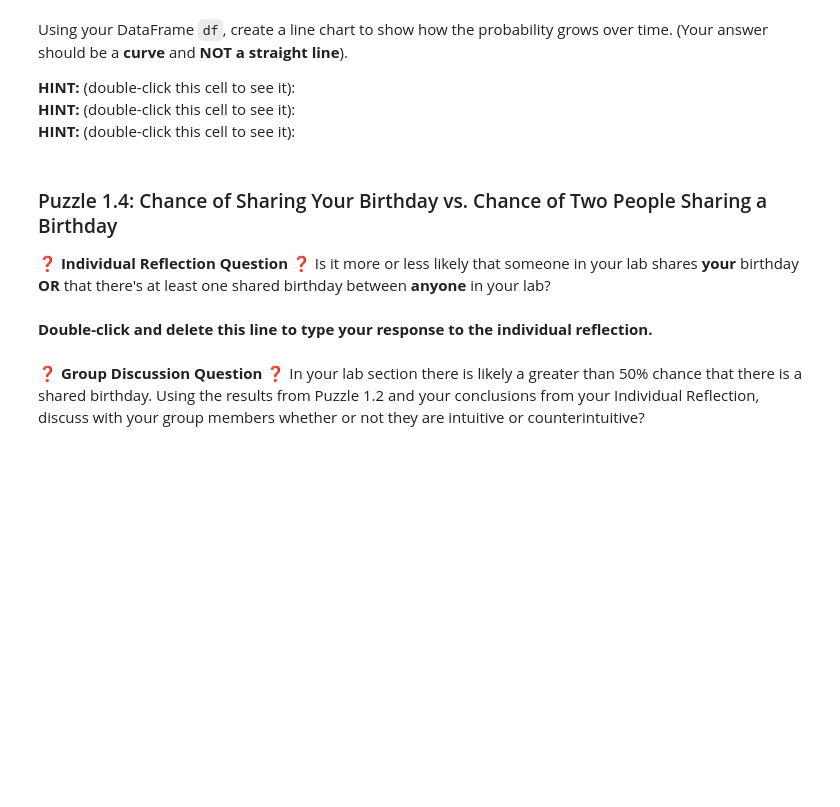
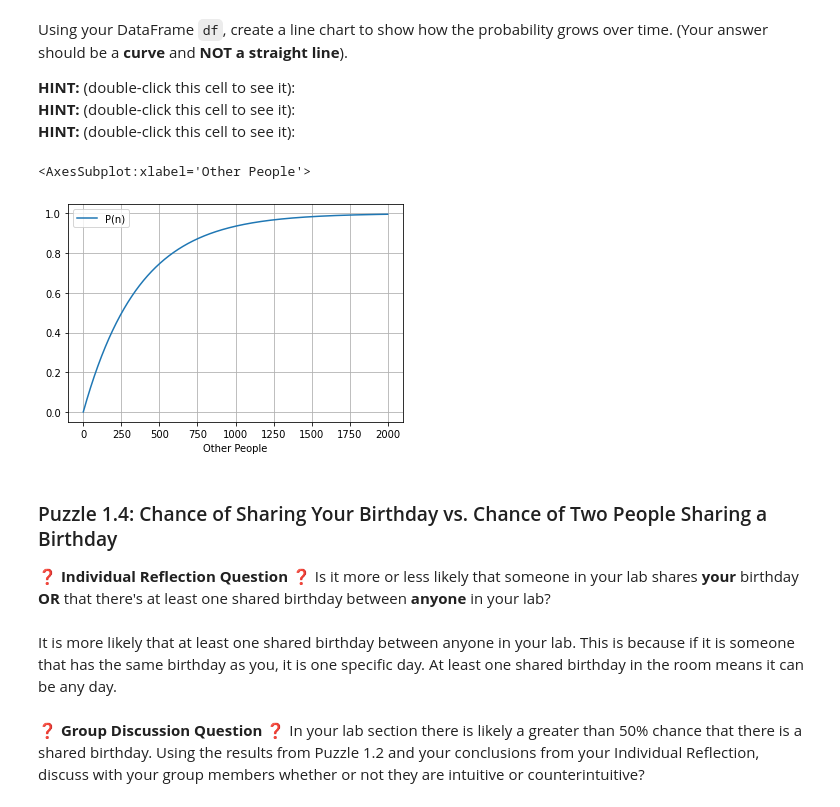
Before and after one commit to rgu6/Rachael-Gu, a Jupyter notebook: lab_birthday/lab_birthday.ipynb, the cells around one changed output. Cells and saved outputs as stored; diff of their text form; code cells hidden in the pictures; blank space fills up the shorter version.

```diff
--- a/lab_birthday/lab_birthday.ipynb
+++ b/lab_birthday/lab_birthday.ipynb
@@ -169,3 +187,5 @@ Use `birthday.myBirthday_DataFrame(n)` to create a DataFrame of birthdays for up
+# %%
+df_b = birthday.myBirthday_DataFrame(2000)
 # %% [markdown]
 Using your DataFrame `df`, create a line chart to show how the probability grows over time.  (Your answer should be a **curve** and **NOT a straight line**).
 
@@ -177,9 +195,14 @@ Using your DataFrame `df`, create a line chart to show how the probability grows
+# %%
+df_b.plot.line(x="Other People", y="P(n)", grid=True)
+# %% [output]
+<AxesSubplot:xlabel='Other People'>
+[figure, added]
 # %% [markdown]
 ### Puzzle 1.4: Chance of Sharing Your Birthday vs. Chance of Two People Sharing a Birthday
 
 ❓ **Individual Reflection Question** ❓ Is it more or less likely that someone in your lab shares **your** birthday **OR** that there's at least one shared birthday between **anyone** in your lab?
-# %% [markdown]
-**Double-click and delete this line to type your response to the individual reflection.**
+# %% [markdown]
+It is more likely that at least one shared birthday between anyone in your lab. This is because if it is someone that has the same birthday as you, it is one specific day. At least one shared birthday in the room means it can be any day.
 # %% [markdown]
 ❓ **Group Discussion Question** ❓ In your lab section there is likely a greater than 50% chance that there is a shared birthday. Using the results from Puzzle 1.2 and your conclusions from your Individual Reflection, discuss with your group members whether or not they are intuitive or counterintuitive?
 # %% [markdown]
```
Also changed, not shown: parts of 42 cells of this notebook.
